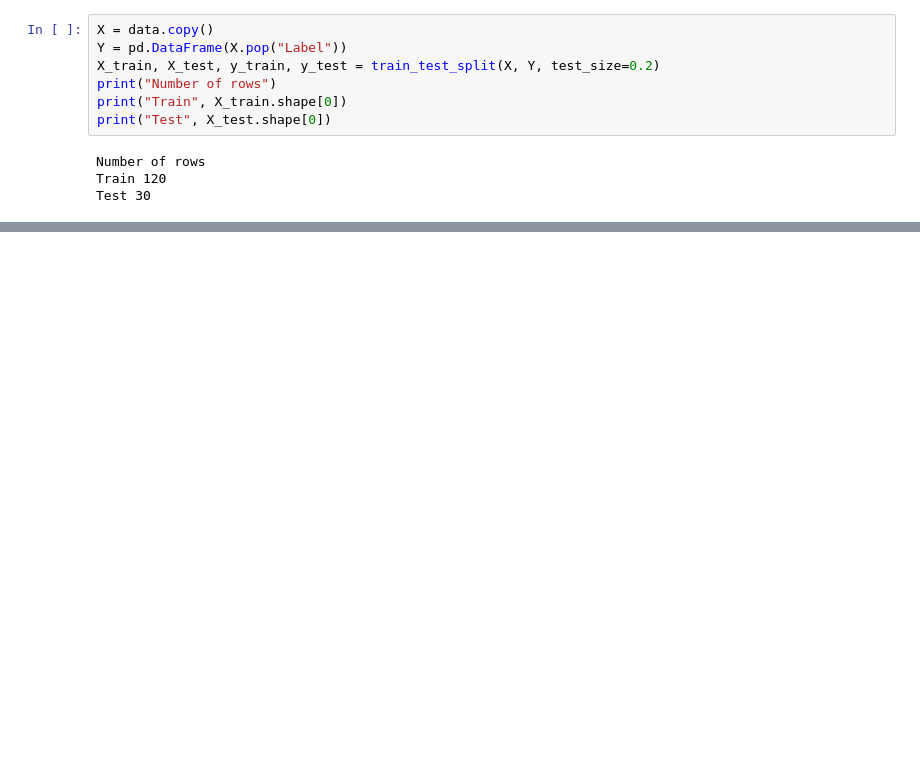
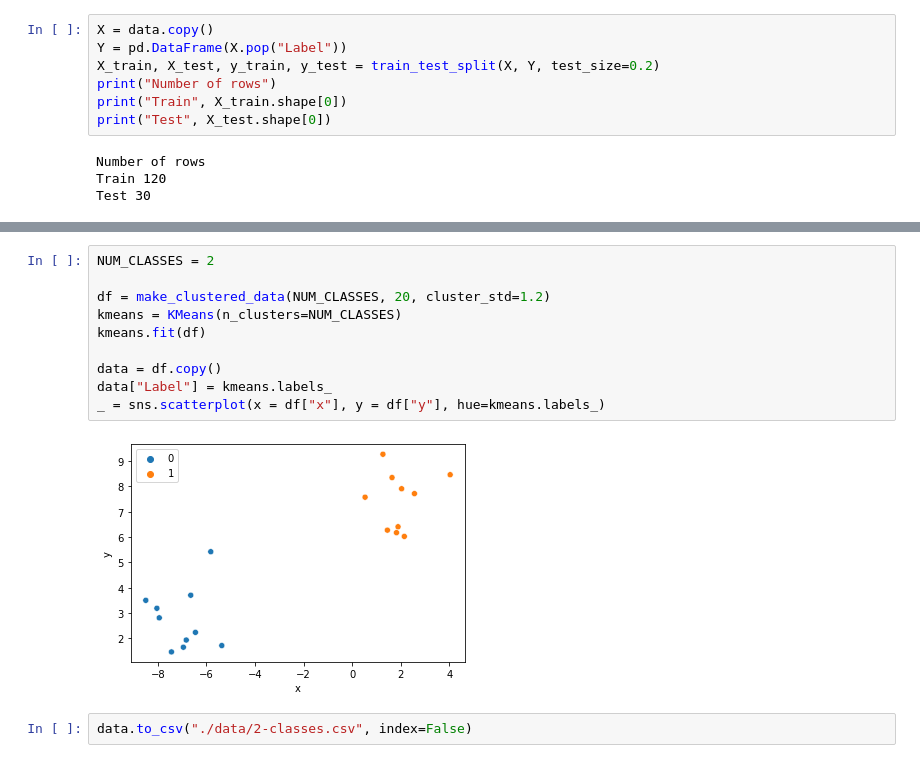
Before and after one commit to codingismycraft/ML_Introduction, a Jupyter notebook: notebooks/05-00.1-intro-support-vector-machine.ipynb, the cells around one changed output, grey strips where cells are left out. Drawn from its saved outputs; the diff is of its cells as text; blank space fills up the shorter version.

```diff
--- a/notebooks/05-00.1-intro-support-vector-machine.ipynb
+++ b/notebooks/05-00.1-intro-support-vector-machine.ipynb
@@ -154,0 +155,14 @@ Accuracy : 0.9667
+# %%
+NUM_CLASSES = 2
+
+df = make_clustered_data(NUM_CLASSES, 20, cluster_std=1.2)
+kmeans = KMeans(n_clusters=NUM_CLASSES)
+kmeans.fit(df)
+
+data = df.copy()
+data["Label"] = kmeans.labels_
+_ = sns.scatterplot(x = df["x"], y = df["y"], hue=kmeans.labels_)
+# %% [output]
+[figure, added]
+# %%
+data.to_csv("./data/2-classes.csv", index=False)
```
Also changed, not shown: parts of 2 cells of this notebook, 8 other files.
